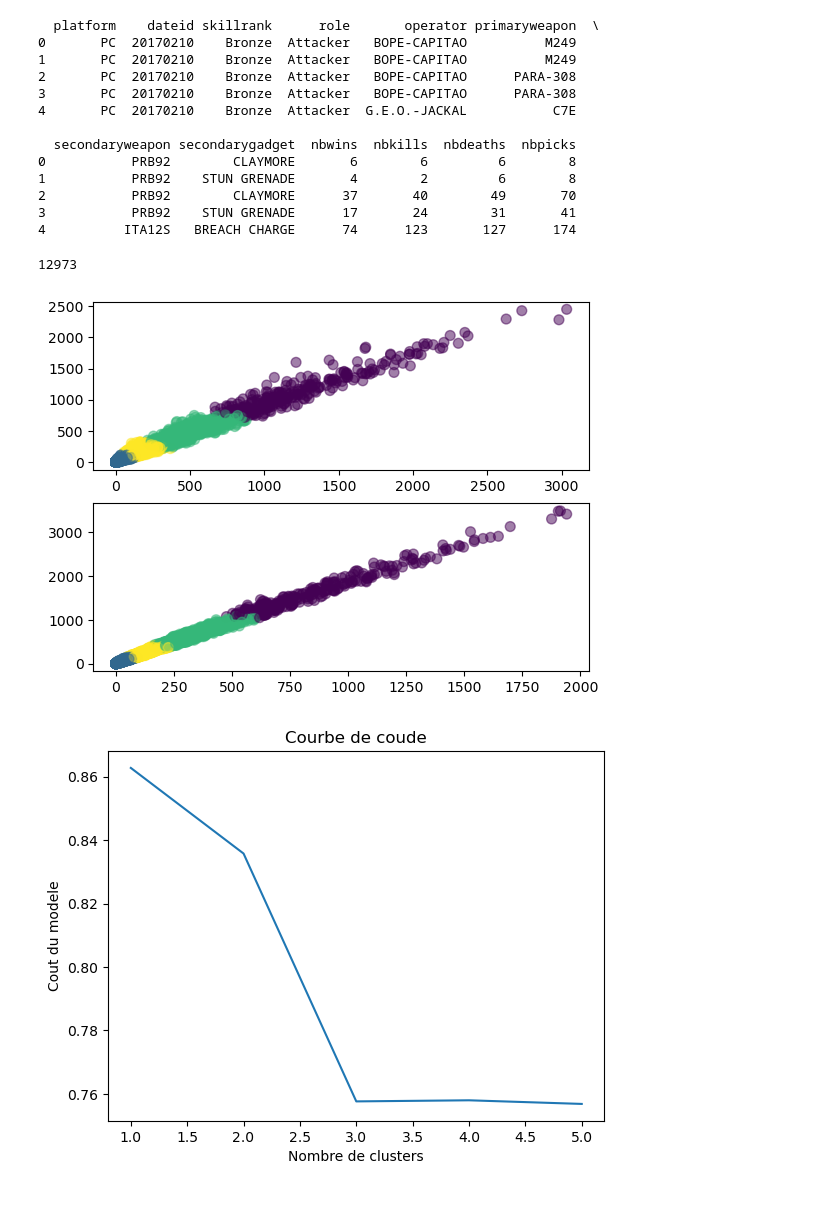
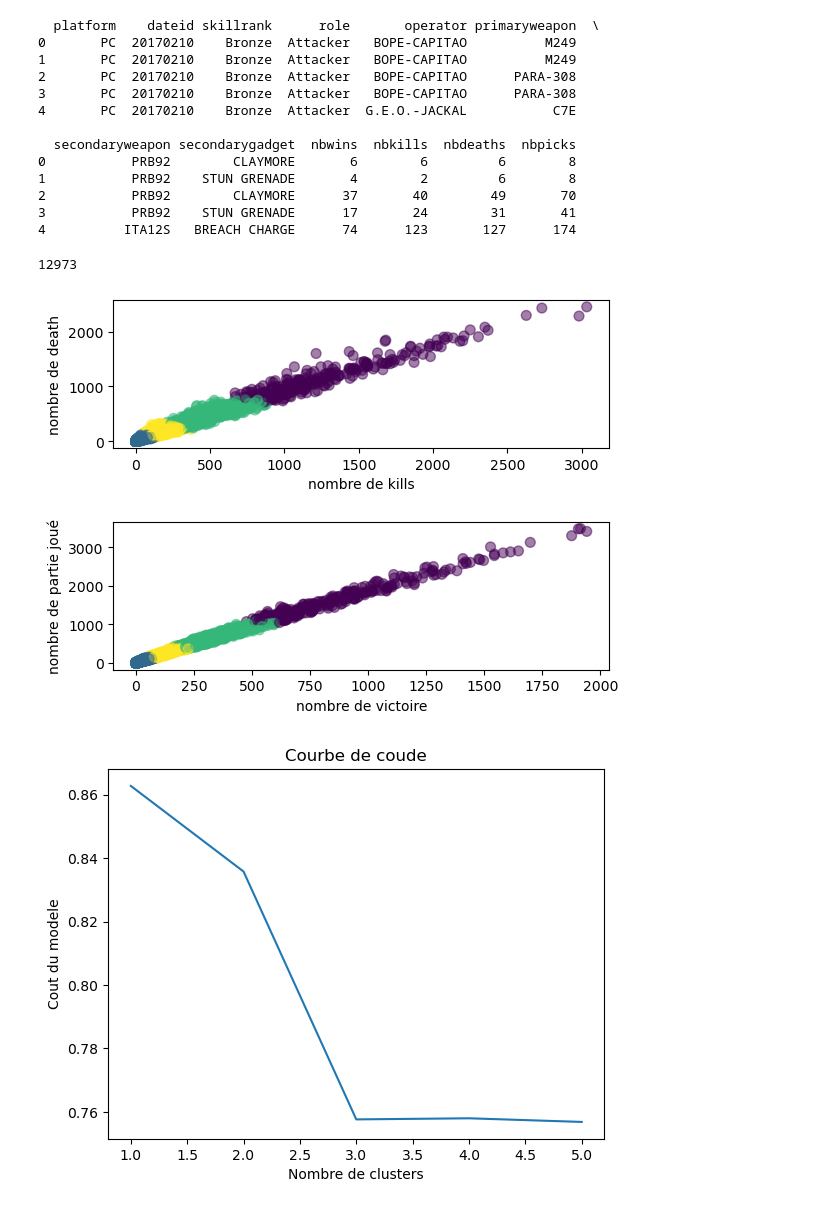
Before and after one commit to Alexis-42/ProjetMcM1, a Jupyter notebook: HAC.ipynb, the cells around one changed output. Saved outputs shown, nothing was run; the diff lists cells and outputs as text; code cells hidden in the pictures.

```diff
--- a/HAC.ipynb
+++ b/HAC.ipynb
@@ -51,15 +51,22 @@ for i in range(6) :
 # %%
 fig, axs = plt.subplots(2)
 print(dataset_test['nbkills'].max())
 
 
 axs[0].scatter(dataset_test['nbkills'][:20000], dataset_test['nbdeaths'][:20000],c=clusterings[3].labels_.astype(float), s=50, alpha=0.5)
+axs[0].set_xlabel('nombre de kills')
+axs[0].set_ylabel('nombre de death')
 
 axs[1].scatter(dataset_test['nbwins'][:20000], dataset_test['nbpicks'][:20000],c=clusterings[3].labels_.astype(float), s=50, alpha=0.5)
+axs[1].set_xlabel('nombre de victoire')
+axs[1].set_ylabel('nombre de partie joué')
+
+fig.subplots_adjust(hspace=0.5)  # Ajustez la valeur selon vos besoins
+
 plt.show()
 # %% [output]
 12973
-[figure, old version]
+[figure, new version]
 # %%
 from sklearn.metrics import silhouette_score
 silhouette = []
```
